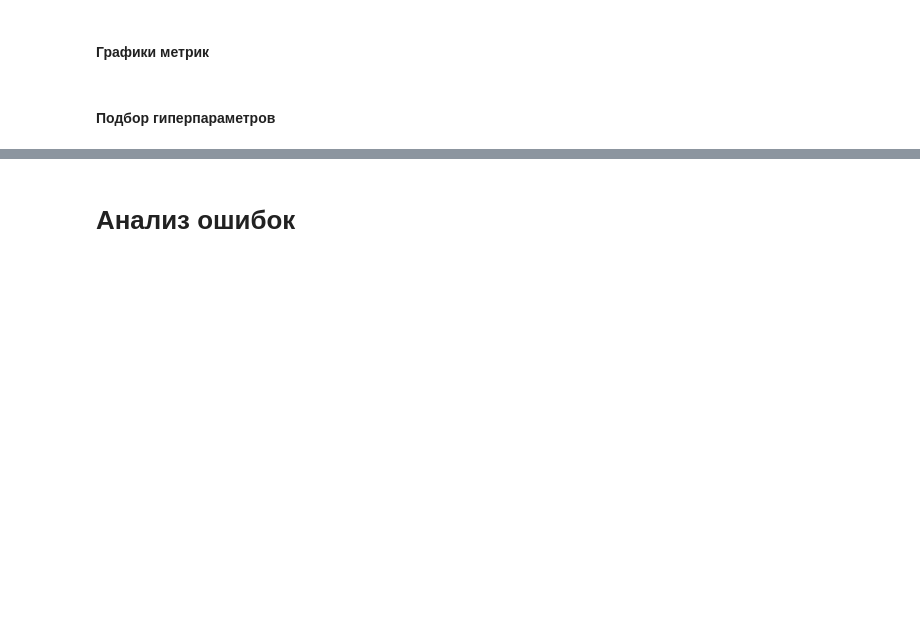
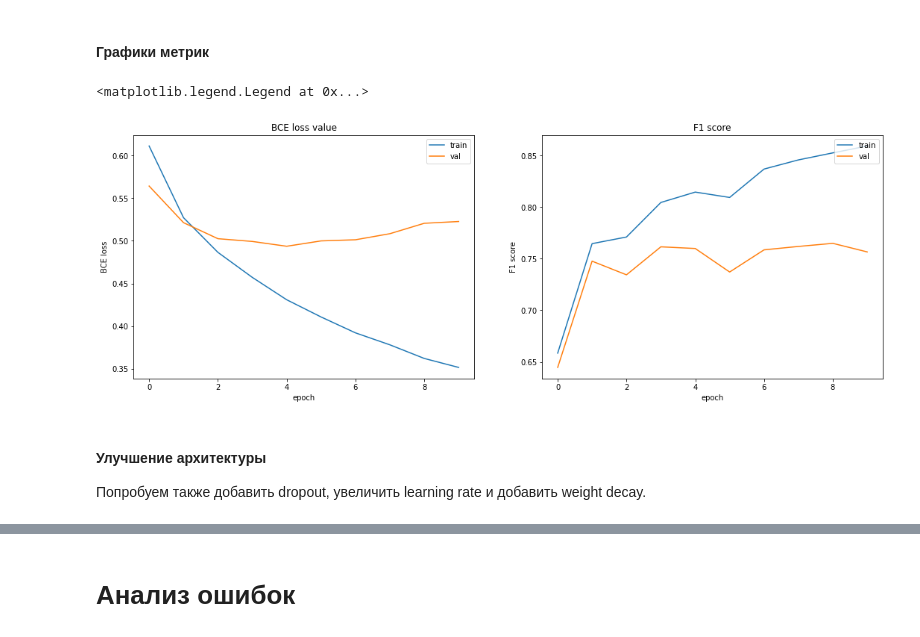
Before and after one commit to vyhuholl/NNmethods_homeworks, a Jupyter notebook: HW_2_PichuzhkinaOV.ipynb, the cells around one changed output, grey strips where cells are left out. Cells and saved outputs as stored; diff of their text form; code cells hidden in the pictures; blank space fills up the shorter version.

```diff
--- a/HW_2_PichuzhkinaOV.ipynb
+++ b/HW_2_PichuzhkinaOV.ipynb
@@ -379,7 +423,7 @@ model_new = CNNTweaked(len(word2id), 100)
 optimizer = optim.Adam(model_new.parameters(), lr=0.001, weight_decay=1e-4)
 criterion = nn.BCELoss()
 
-model = model.to(DEVICE)
+model_new = model_new.to(DEVICE)
 criterion = criterion.to(DEVICE)
 # %%
 train_losses = []
@@ -425,2 +564,31 @@ val loss: 0.5382662453228915, val f1-score: 0.7240912318229675
+# %%
+model = SymbCNN(len(word2id), 100, len(symbol2id), 10)
+optimizer = optim.Adam(model.parameters(), lr=0.0005)
+criterion = nn.BCELoss()
+
+model = model.to(DEVICE)
+criterion = criterion.to(DEVICE)
 # %% [markdown]
 #### **Обучение и валидация**
+# %%
+train_losses = []
+val_losses = []
+train_f1s = []
+val_f1s = []
+
+for i in range(1, 11):
+    print(f"Starting Epoch {i}")
+    print("Training...")
+    epoch_loss = train_symb(model, train_iterator, optimizer, criterion)
+    train_losses.append(epoch_loss)
+    print("Evaluating on train...")
+    f1_on_train,_ = evaluate_symb(model, train_iterator, criterion)
+    train_f1s.append(f1_on_train)
+    print("Evaluating on test...")
+    f1_on_test, epoch_loss_on_test = evaluate_symb(
+        model, val_iterator, criterion
+        )
+    val_losses.append(epoch_loss_on_test)
+    val_f1s.append(f1_on_test)
+
+clear_output()
@@ -427,4 +599,22 @@ val loss: 0.5382662453228915, val f1-score: 0.7240912318229675
 # %% [markdown]
 #### **Графики метрик**
-# %% [markdown]
-#### **Подбор гиперпараметров**
+# %%
+fig, (ax1, ax2) = plt.subplots(1, 2)
+
+ax1.plot(train_losses, label="train")
+ax1.plot(val_losses, label="val")
+ax1.set_title("BCE loss value")
+ax1.set(xlabel="epoch", ylabel="BCE loss")
+ax1.legend(loc="upper right")
+
+ax2.plot(train_f1s, label="train")
+ax2.plot(val_f1s, label="val")
+ax2.set_title("F1 score")
+ax2.set(xlabel="epoch", ylabel="F1 score")
+ax2.legend(loc="upper right")
+# %% [output]
+<matplotlib.legend.Legend at 0x...>
+[figure, added]
+# %% [markdown]
+#### **Улучшение архитектуры**
+Попробуем также добавить dropout, увеличить learning rate и добавить weight decay.
```
Also changed, not shown: parts of 22 cells of this notebook.
